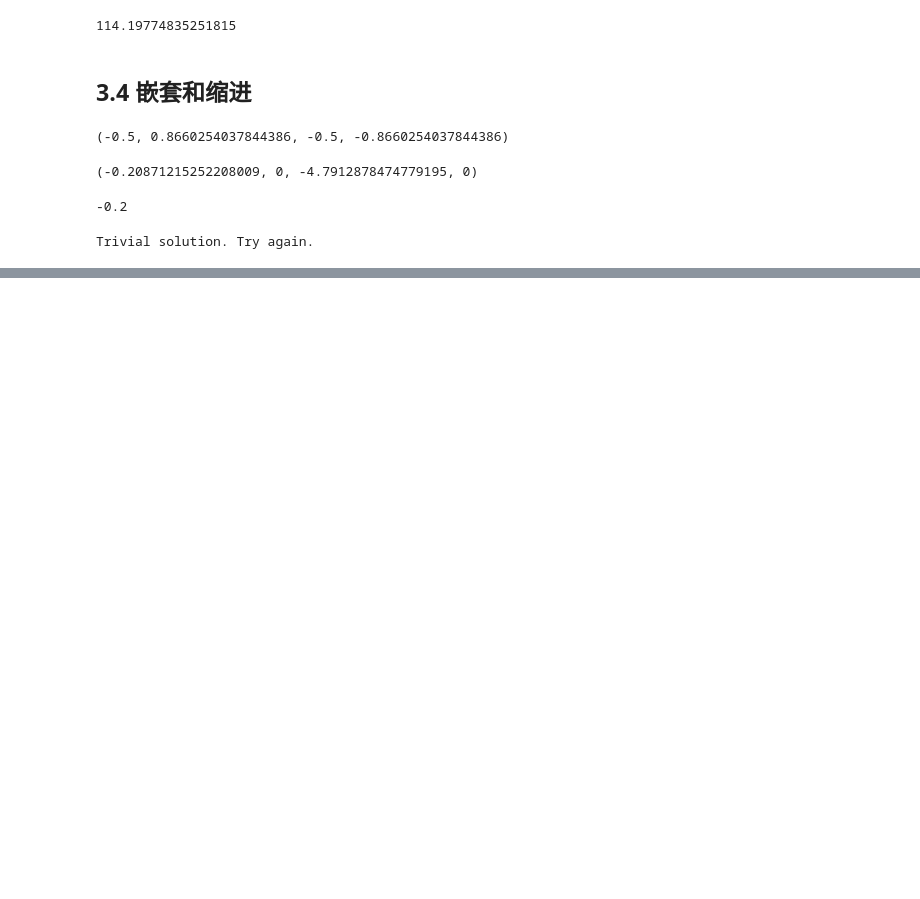
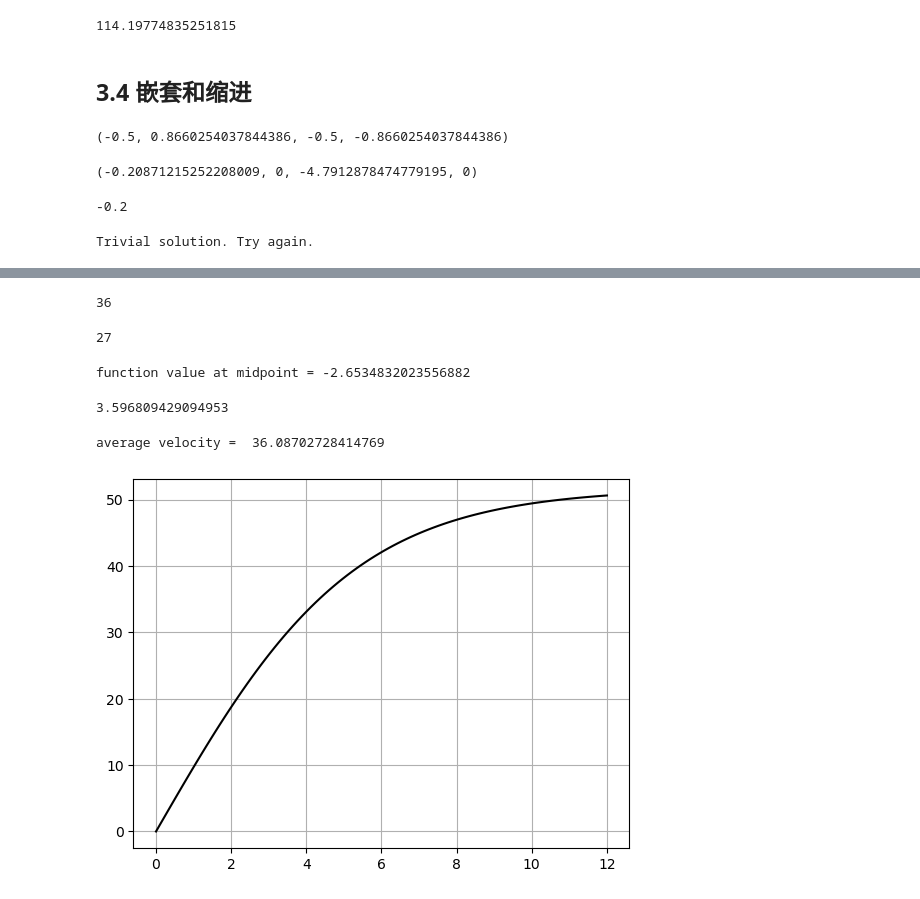
Before and after one commit to hexu1985/python-data-science-examples, a Jupyter notebook: Applied.Numerical.Methods.With.Python/chapter-03/chapter-03.ipynb, the cells around one changed output, grey strips where cells are left out. Saved outputs shown, nothing was run; the diff lists cells and outputs as text; code cells hidden in the pictures; blank space fills up the shorter version.

```diff
--- a/Applied.Numerical.Methods.With.Python/chapter-03/chapter-03.ipynb
+++ b/Applied.Numerical.Methods.With.Python/chapter-03/chapter-03.ipynb
@@ -412,0 +425,42 @@ Trivial solution. Try again.
+# %%
+f2(3)
+# %% [output]
+36
+# %%
+a=3
+f2(3)
+# %% [output]
+27
+# %%
+import numpy as np
+def midpoint(f,x1,x2):
+    xmid = (x1+x2)/2
+    return (f(xmid))
+
+def f(w):
+    return np.sin(w)*np.cosh(w)-5
+
+fmid = midpoint(f,0,3)
+print('function value at midpoint =',fmid)
+# %% [output]
+function value at midpoint = -2.6534832023556882
+# %%
+g = lambda x: np.pi*x**2/4
+midpoint(g,1.5,2.78)
+# %% [output]
+3.596809429094953
+# %%
+import numpy as np
+import pylab
+g = 9.81
+m = 68.1
+cd = 0.25
+t = np.linspace(0,12,100)
+v = np.sqrt(m*g/cd)*np.tanh(np.sqrt(cd*g/m)*t)
+avgv = np.average(v)
+print('average velocity = ', avgv)
+pylab.plot(t, v, 'k')
+pylab.grid()
+# %% [output]
+average velocity =  36.08702728414769
+[figure, added]
```
Also changed, not shown: parts of 4 cells of this notebook.
